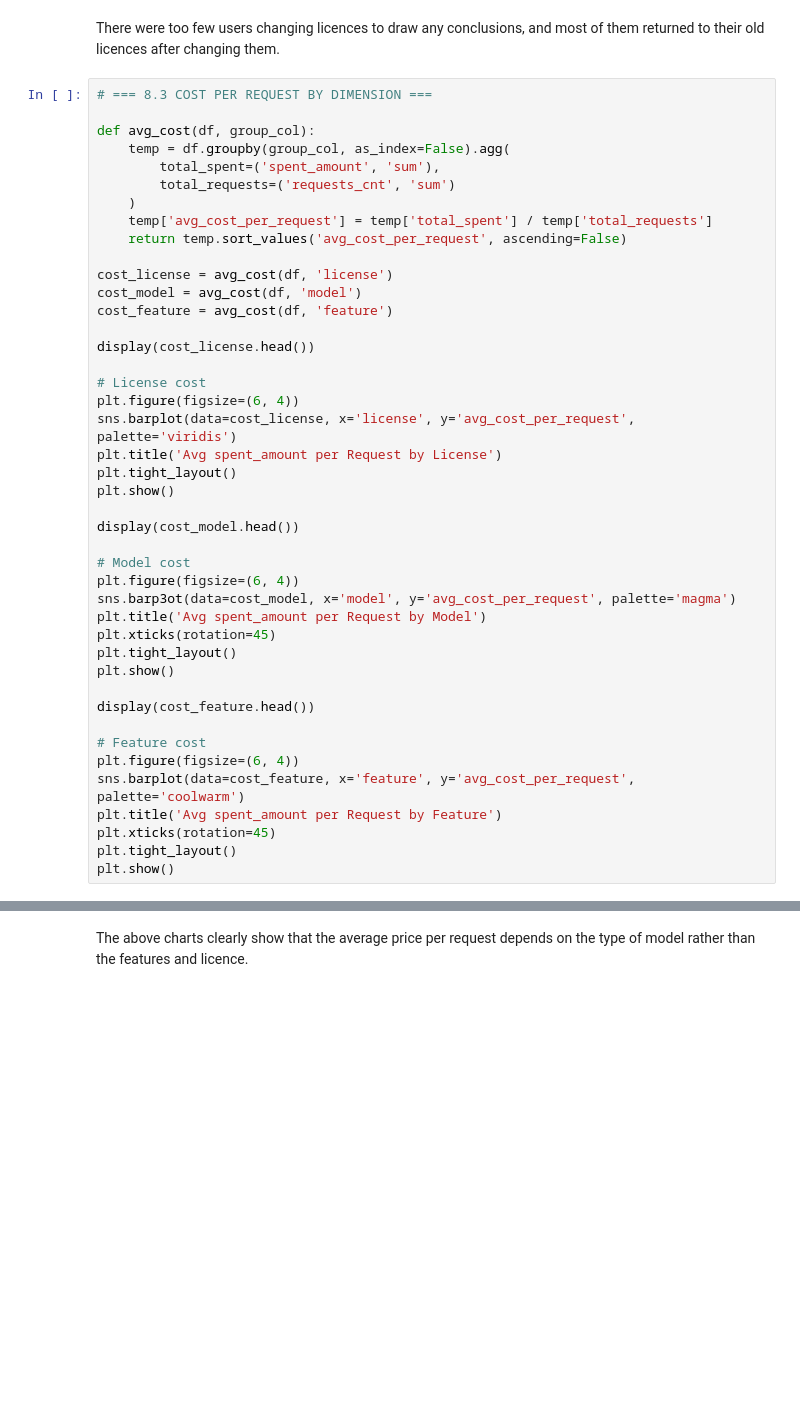
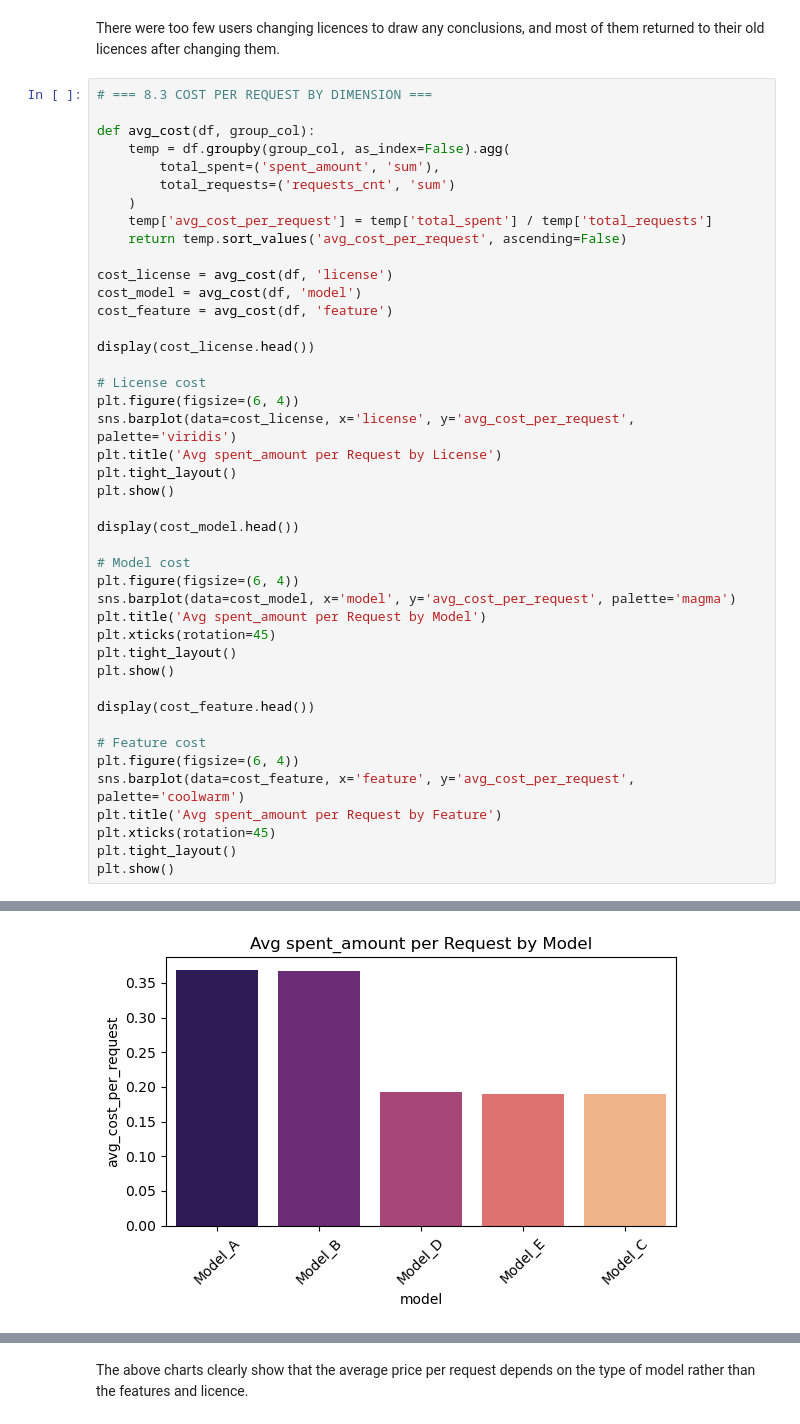
Before and after one commit to Pawel320/JetBrains_Analytics_of_ML_Features_Usage_in_IDEs, a Jupyter notebook: project.ipynb, the cells around one changed output, grey strips where cells are left out. Drawn from its saved outputs; the diff is of its cells as text; blank space fills up the shorter version.

```diff
--- a/project.ipynb
+++ b/project.ipynb
@@ -1113,7 +1126,7 @@ display(cost_model.head())
 
 # Model cost
 plt.figure(figsize=(6, 4))
-sns.barp3ot(data=cost_model, x='model', y='avg_cost_per_request', palette='magma')
+sns.barplot(data=cost_model, x='model', y='avg_cost_per_request', palette='magma')
 plt.title('Avg spent_amount per Request by Model')
 plt.xticks(rotation=45)
 plt.tight_layout()
@@ -1147,0 +1163 @@ AttributeError: module 'seaborn' has no attribute 'barp3ot'
+[figure, added]
```
Also changed, not shown: parts of 6 cells of this notebook.
